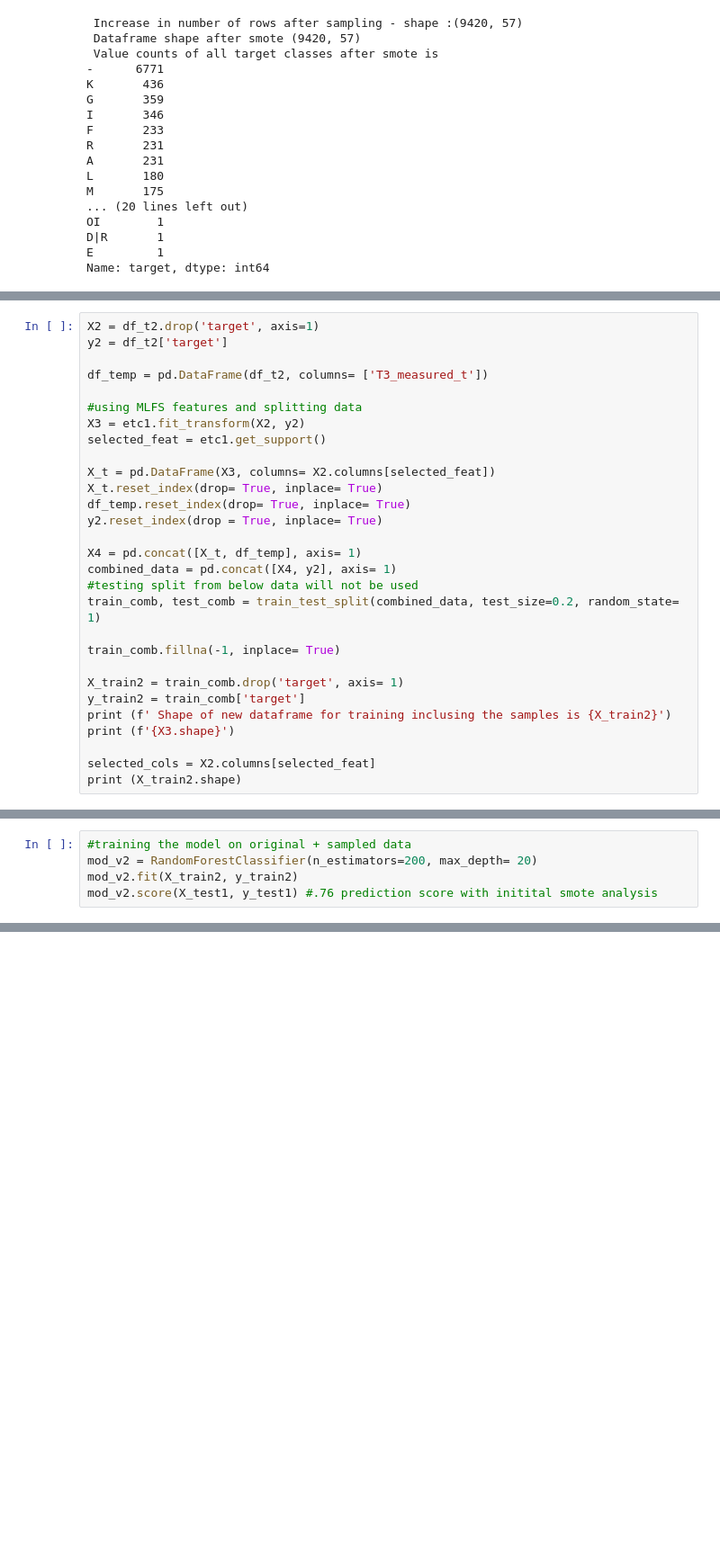
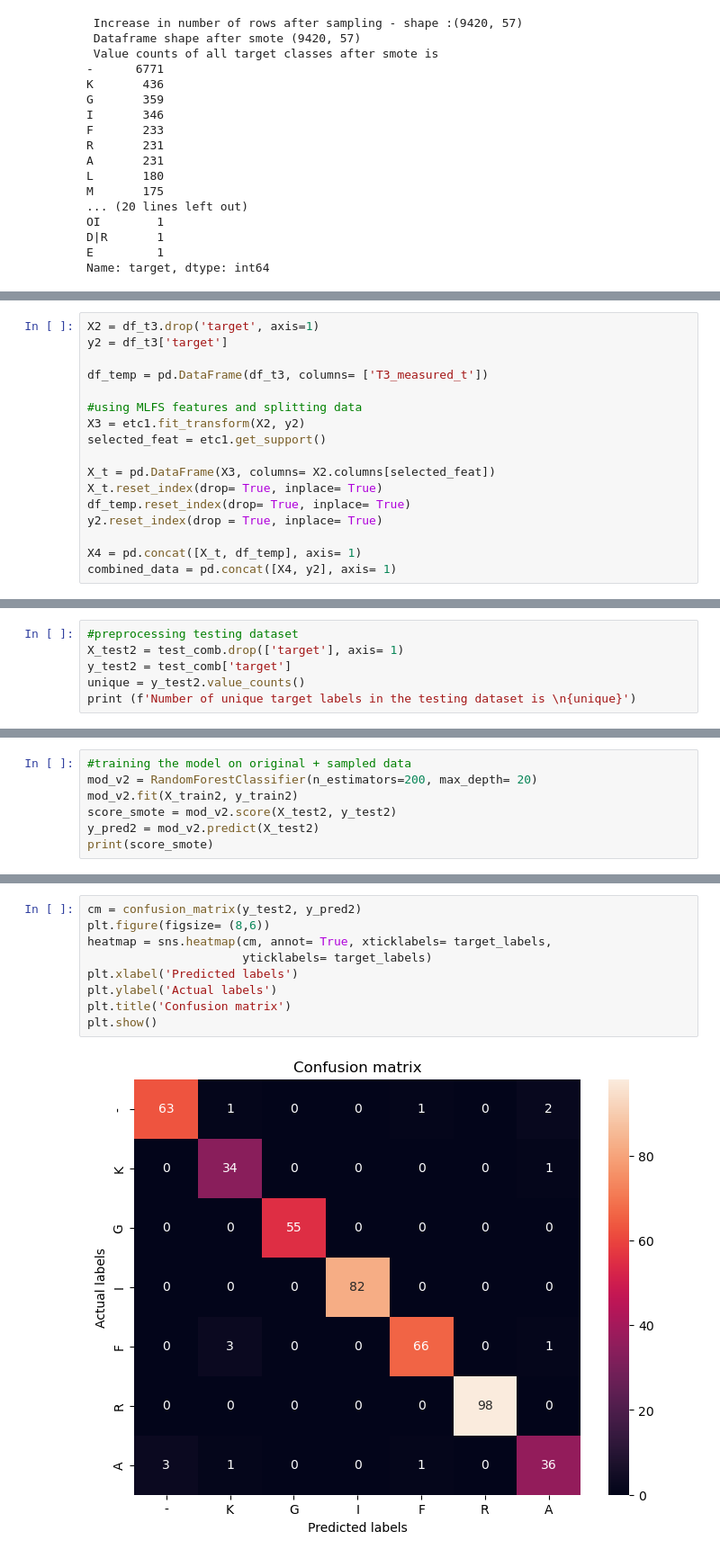
Before and after one commit to doctorflu77/disease_pred, a Jupyter notebook: code/rfc_.99.ipynb, the cells around one changed output, grey strips where cells are left out. Shown: that part at 90% size. Saved outputs shown, nothing was run; the diff lists cells and outputs as text; blank space fills up the shorter version.

Commit message:
analysis completion

```diff
--- a/code/rfc_.99.ipynb
+++ b/code/rfc_.99.ipynb
@@ -349,10 +385,10 @@ R    231
 A    231
 Name: target, dtype: int64
 # %%
-X2 = df_t2.drop('target', axis=1)
-y2 = df_t2['target']
+X2 = df_t3.drop('target', axis=1)
+y2 = df_t3['target']
 
-df_temp = pd.DataFrame(df_t2, columns= ['T3_measured_t'])
+df_temp = pd.DataFrame(df_t3, columns= ['T3_measured_t'])
 
 #using MLFS features and splitting data
 X3 = etc1.fit_transform(X2, y2)
@@ -365,15 +401,3 @@ y2.reset_index(drop = True, inplace= True)
 
 X4 = pd.concat([X_t, df_temp], axis= 1)
 combined_data = pd.concat([X4, y2], axis= 1)
-#testing split from below data will not be used
-train_comb, test_comb = train_test_split(combined_data, test_size=0.2, random_state= 1)
-
-train_comb.fillna(-1, inplace= True)
-
-X_train2 = train_comb.drop('target', axis= 1)
-y_train2 = train_comb['target']
-print (f' Shape of new dataframe for training inclusing the samples is {X_train2}')
-print (f'{X3.shape}')
-
-selected_cols = X2.columns[selected_feat]
-print (X_train2.shape)
@@ -397,0 +420,6 @@ print (X_train2.shape)
+# %%
+#preprocessing testing dataset
+X_test2 = test_comb.drop(['target'], axis= 1)
+y_test2 = test_comb['target']
+unique = y_test2.value_counts()
+print (f'Number of unique target labels in the testing dataset is \n{unique}')
@@ -399,5 +437,7 @@ print (X_train2.shape)
 #training the model on original + sampled data
 mod_v2 = RandomForestClassifier(n_estimators=200, max_depth= 20)
 mod_v2.fit(X_train2, y_train2)
-mod_v2.score(X_test1, y_test1) #.76 prediction score with initital smote analysis
+score_smote = mod_v2.score(X_test2, y_test2)
+y_pred2 = mod_v2.predict(X_test2)
+print(score_smote)
 # %% [output]
@@ -404,0 +449,11 @@ mod_v2.score(X_test1, y_test1) #.76 prediction score with initital smote analysi
+# %%
+cm = confusion_matrix(y_test2, y_pred2)
+plt.figure(figsize= (8,6))
+heatmap = sns.heatmap(cm, annot= True, xticklabels= target_labels,
+                      yticklabels= target_labels)
+plt.xlabel('Predicted labels')
+plt.ylabel('Actual labels')
+plt.title('Confusion matrix')
+plt.show()
+# %% [output]
+[figure, added]
```
Also changed, not shown: parts of 54 cells of this notebook, 4 other files.
